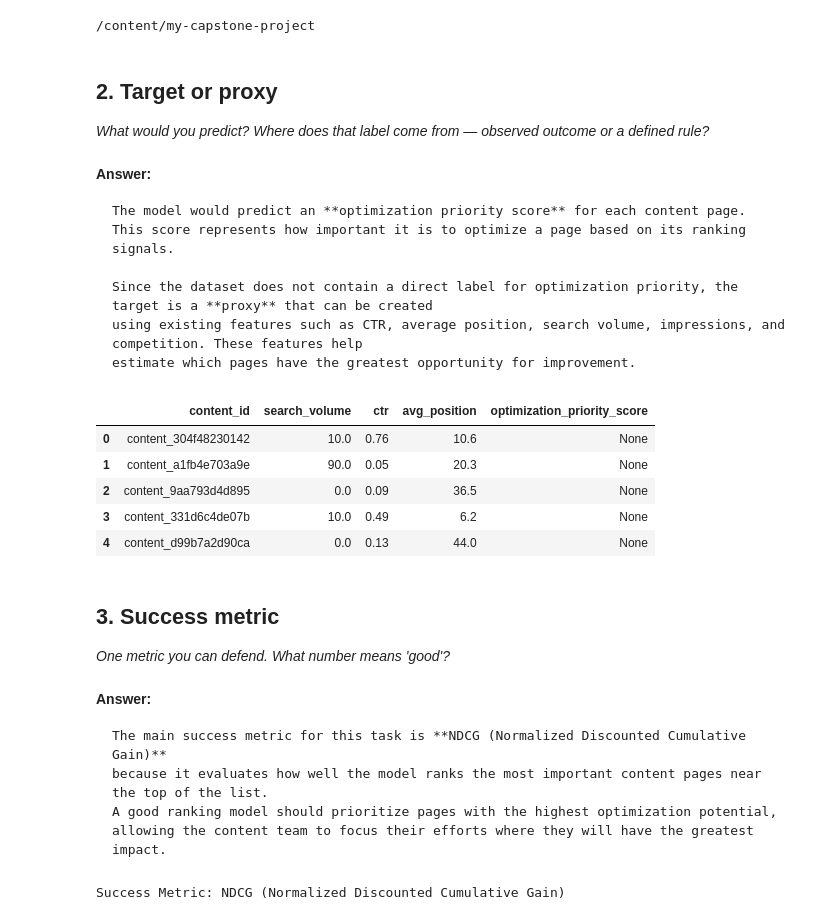
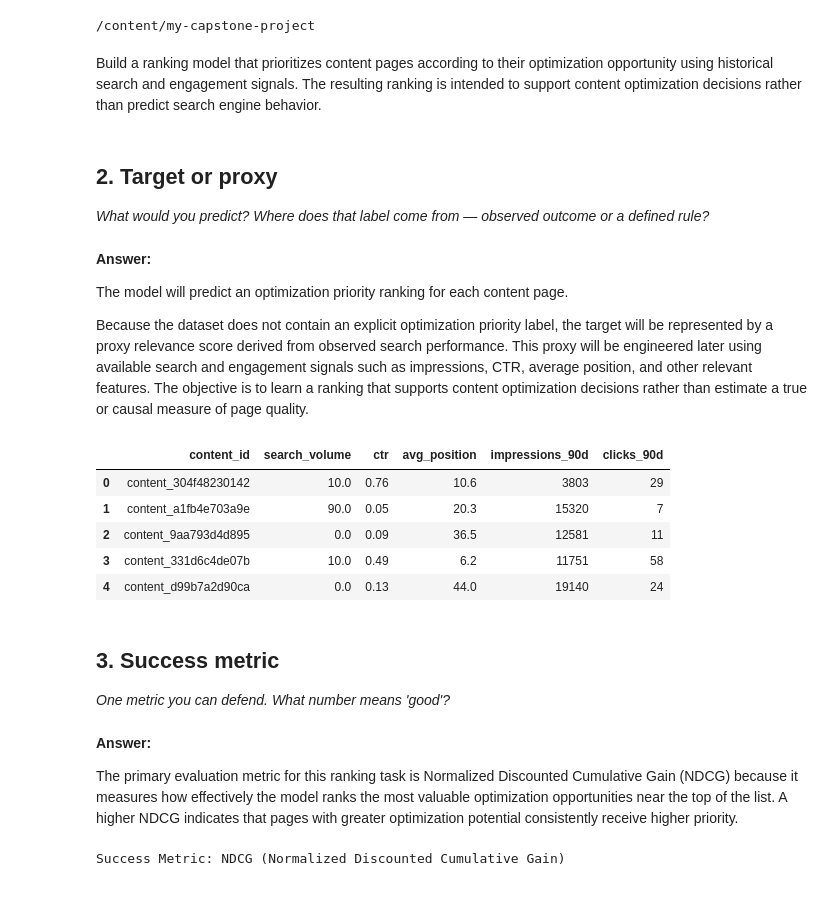
Before and after one commit to hapepaAhmed/my-capstone-project, a Jupyter notebook: work/notebooks/w02_ml_task_framing.ipynb, the cells around one changed output. Cells and saved outputs as stored; diff of their text form; code cells hidden in the pictures.

```diff
--- a/work/notebooks/w02_ml_task_framing.ipynb
+++ b/work/notebooks/w02_ml_task_framing.ipynb
@@ -39,6 +37,8 @@ Resolving deltas: 100% (42/42), done.
 import pandas as pd
 
 df = pd.read_csv("data/raw/content_refresh_anonymized.csv")
+# %% [markdown]
+Build a ranking model that prioritizes content pages according to their optimization opportunity using historical search and engagement signals. The resulting ranking is intended to support content optimization decisions rather than predict search engine behavior.
 # %% [markdown]
 ## 2. Target or proxy
 
@@ -46,29 +46,27 @@ df = pd.read_csv("data/raw/content_refresh_anonymized.csv")
 # %% [markdown]
 **Answer:**
 
-    The model would predict an **optimization priority score** for each content page.
-    This score represents how important it is to optimize a page based on its ranking signals.
+The model will predict an optimization priority ranking for each content page.
 
-    Since the dataset does not contain a direct label for optimization priority, the target is a **proxy** that can be created
-    using existing features such as CTR, average position, search volume, impressions, and competition. These features help
-    estimate which pages have the greatest opportunity for improvement.
+Because the dataset does not contain an explicit optimization priority label, the target will be represented by a proxy relevance score derived from observed search performance. This proxy will be engineered later using available search and engagement signals such as impressions, CTR, average position, and other relevant features. The objective is to learn a ranking that supports content optimization decisions rather than estimate a true or causal measure of page quality.
 # %%
-df["optimization_priority_score"] = None
-
-df[[
-    "content_id",
-    "search_volume",
-    "ctr",
-    "avg_position",
-    "optimization_priority_score"
-]].head()
+df[
+    [
+        "content_id",
+        "search_volume",
+        "ctr",
+        "avg_position",
+        "impressions_90d",
+        "clicks_90d"
+    ]
+].head()
 # %% [output]
-|  | content_id | search_volume | ctr | avg_position | optimization_priority_score |
-| 0 | content_304f48230142 | 10.0 | 0.76 | 10.6 | None |
-| 1 | content_a1fb4e703a9e | 90.0 | 0.05 | 20.3 | None |
-| 2 | content_9aa793d4d895 | 0.0 | 0.09 | 36.5 | None |
-| 3 | content_331d6c4de07b | 10.0 | 0.49 | 6.2 | None |
-| 4 | content_d99b7a2d90ca | 0.0 | 0.13 | 44.0 | None |
+|  | content_id | search_volume | ctr | avg_position | impressions_90d | clicks_90d |
+| 0 | content_304f48230142 | 10.0 | 0.76 | 10.6 | 3803 | 29 |
+| 1 | content_a1fb4e703a9e | 90.0 | 0.05 | 20.3 | 15320 | 7 |
+| 2 | content_9aa793d4d895 | 0.0 | 0.09 | 36.5 | 12581 | 11 |
+| 3 | content_331d6c4de07b | 10.0 | 0.49 | 6.2 | 11751 | 58 |
+| 4 | content_d99b7a2d90ca | 0.0 | 0.13 | 44.0 | 19140 | 24 |
 # %% [markdown]
 ## 3. Success metric
 
@@ -76,10 +74,7 @@ df[[
 # %% [markdown]
 **Answer:**
 
-    The main success metric for this task is **NDCG (Normalized Discounted Cumulative Gain)**
-    because it evaluates how well the model ranks the most important content pages near the top of the list.
-    A good ranking model should prioritize pages with the highest optimization potential,
-    allowing the content team to focus their efforts where they will have the greatest impact.
+The primary evaluation metric for this ranking task is Normalized Discounted Cumulative Gain (NDCG) because it measures how effectively the model ranks the most valuable optimization opportunities near the top of the list. A higher NDCG indicates that pages with greater optimization potential consistently receive higher priority.
 # %%
 success_metric = "NDCG (Normalized Discounted Cumulative Gain)"
 print("Success Metric:", success_metric)
```
Also changed, not shown: parts of 5 cells of this notebook.
